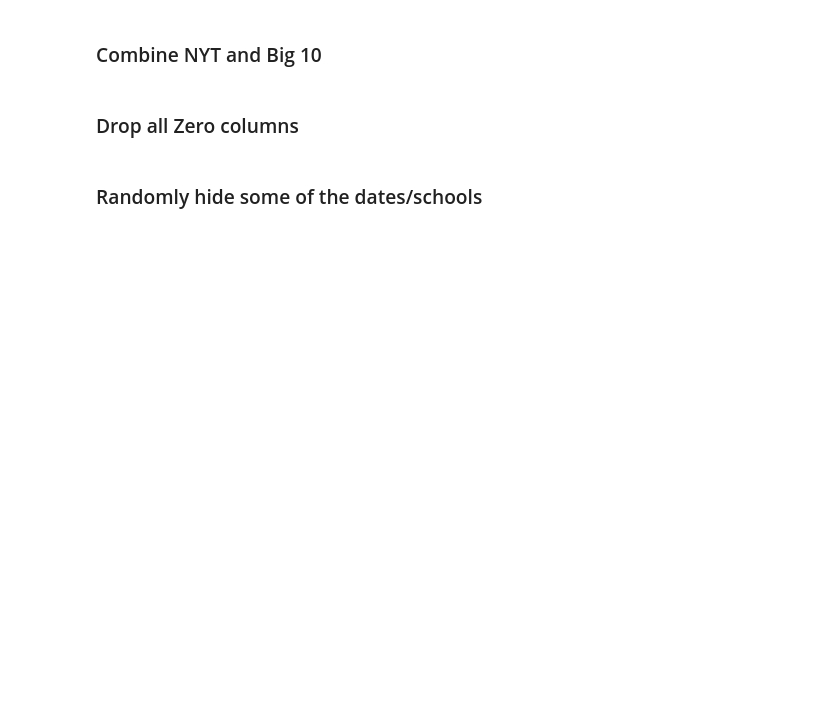
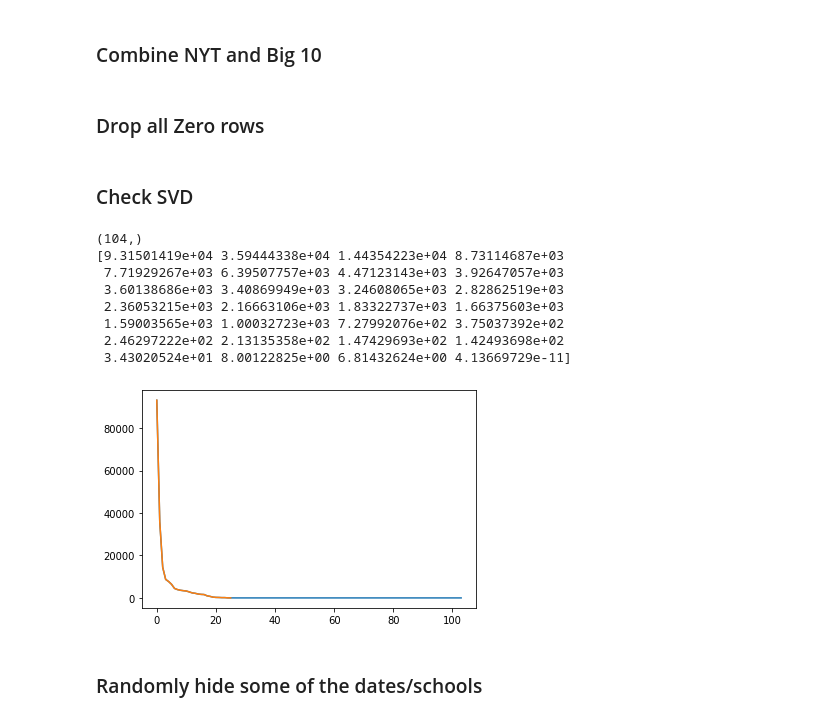
Before and after one commit to kevin-q2/Covid_Diffusion, a Jupyter notebook: analysis/matrix_completion.ipynb, the cells around one changed output. Cells and saved outputs as stored; diff of their text form; code cells hidden in the pictures; blank space fills up the shorter version.

```diff
--- a/analysis/matrix_completion.ipynb
+++ b/analysis/matrix_completion.ipynb
@@ -107,6 +118,6 @@ for i in schools:
 
     data_dict[i] = cases
 # %% [markdown]
-### Drop all Zero columns
+### Drop all Zero rows
 # %%
 incomplete_matr = pd.DataFrame.from_dict(data_dict)
@@ -119,2 +141,24 @@ arr = no_zero.T.values.tolist()
+# %% [markdown]
+### Check SVD
+# %%
+u, s, vt  = np.linalg.svd(arr)
+print(s.shape)
+plt.plot(range(len(s)),s)
+
+# The first 28 values are the only ones that aren't tiny numbers -- effective rank of 28?
+
+plt.plot(range(27),s[:27])
+
+print(s[:28])
+# %% [output]
+(104,)
+[9.31501419e+04 3.59444338e+04 1.44354223e+04 8.73114687e+03
+ 7.71929267e+03 6.39507757e+03 4.47123143e+03 3.92647057e+03
+ 3.60138686e+03 3.40869949e+03 3.24608065e+03 2.82862519e+03
+ 2.36053215e+03 2.16663106e+03 1.83322737e+03 1.66375603e+03
+ 1.59003565e+03 1.00032723e+03 7.27992076e+02 3.75037392e+02
+ 2.46297222e+02 2.13135358e+02 1.47429693e+02 1.42493698e+02
+ 3.43020524e+01 8.00122825e+00 6.81432624e+00 4.13669729e-11]
+[figure, added]
 # %% [markdown]
 ### Randomly hide some of the dates/schools
```
Also changed, not shown: parts of 15 cells of this notebook, 1 other file.
